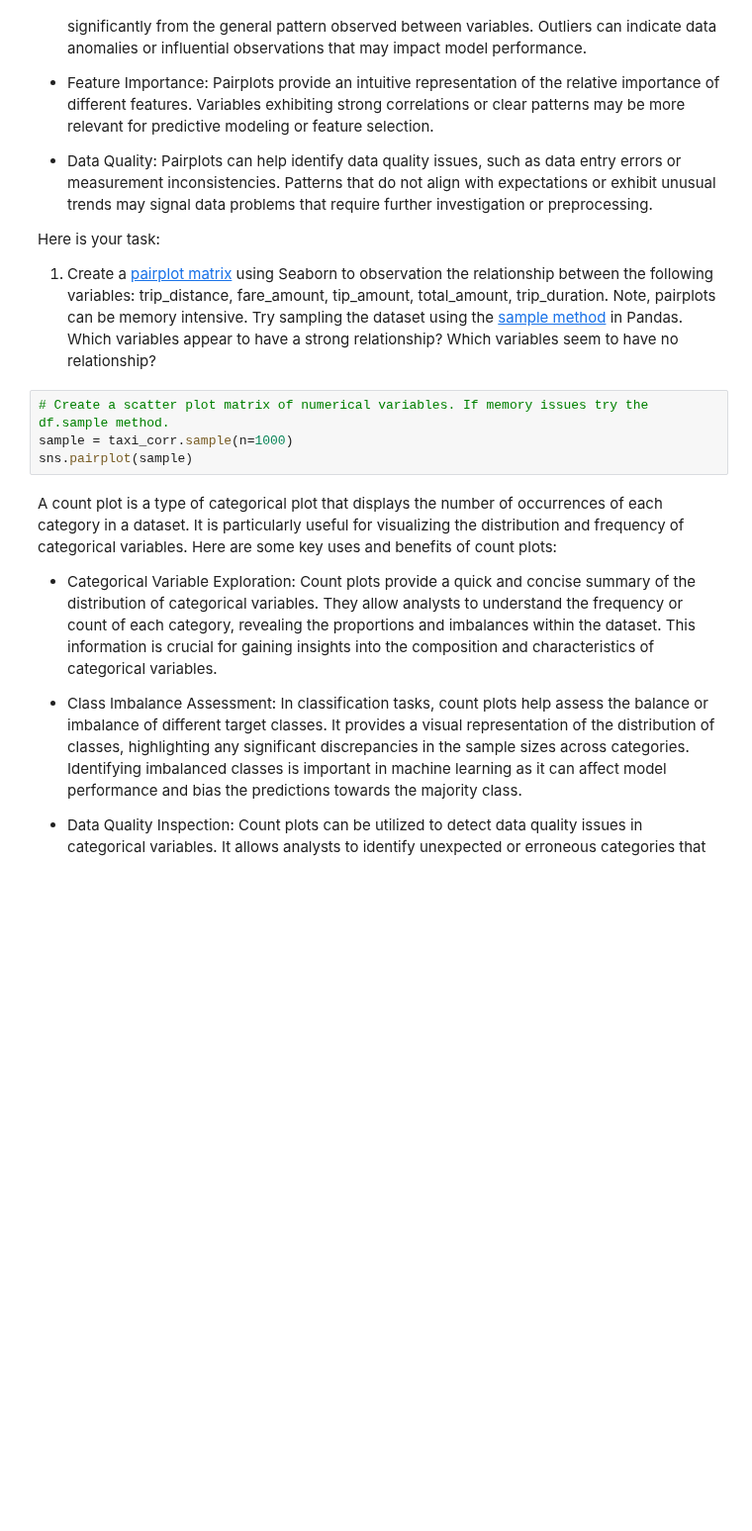
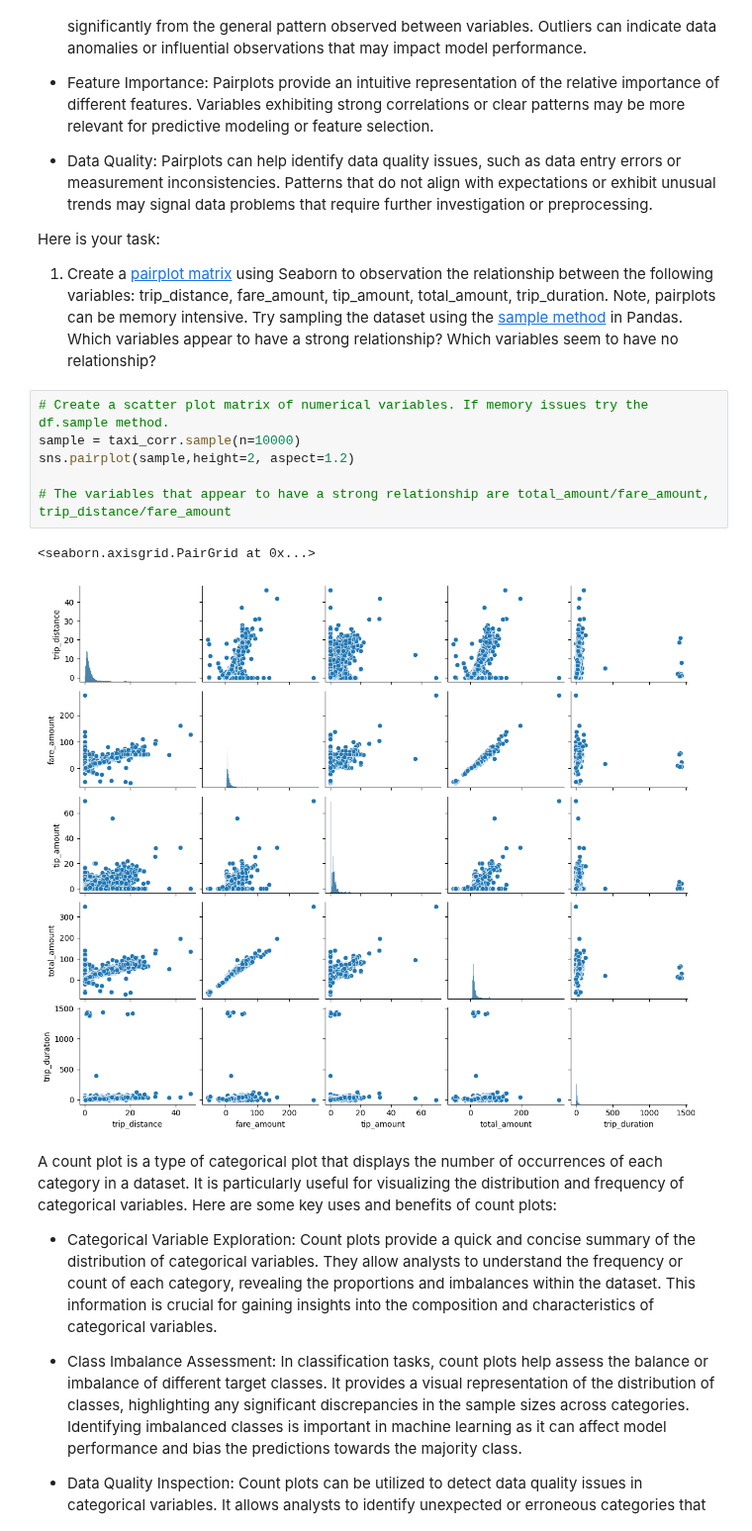
Before and after one commit to Spencer166/First, a Jupyter notebook: Student_MLE_MiniProject_EDA.ipynb, the cells around one changed output. Shown at 99% size. Saved outputs shown, nothing was run; the diff lists cells and outputs as text; blank space fills up the shorter version.

```diff
--- a/Student_MLE_MiniProject_EDA.ipynb
+++ b/Student_MLE_MiniProject_EDA.ipynb
@@ -166,8 +195,13 @@ Here is your task:
   1. Create a [pairplot matrix](https://seaborn.pydata.org/generated/seaborn.pairplot.html) using Seaborn to observation the relationship between the following variables: trip_distance, fare_amount, tip_amount, total_amount, trip_duration. Note, pairplots can be memory intensive. Try sampling the dataset using the [sample method](https://pandas.pydata.org/docs/reference/api/pandas.DataFrame.sample.html) in Pandas. Which variables appear to have a strong relationship? Which variables seem to have no relationship?
 # %%
 # Create a scatter plot matrix of numerical variables. If memory issues try the df.sample method.
-sample = taxi_corr.sample(n=1000)
-sns.pairplot(sample)
+sample = taxi_corr.sample(n=10000)
+sns.pairplot(sample,height=2, aspect=1.2)
+
+# The variables that appear to have a strong relationship are total_amount/fare_amount, trip_distance/fare_amount
+# %% [output]
+<seaborn.axisgrid.PairGrid at 0x...>
+[figure, added]
 # %% [markdown]
 A count plot is a type of categorical plot that displays the number of occurrences of each category in a dataset. It is particularly useful for visualizing the distribution and frequency of categorical variables. Here are some key uses and benefits of count plots:
 
```
Also changed, not shown: parts of 10 cells of this notebook.
